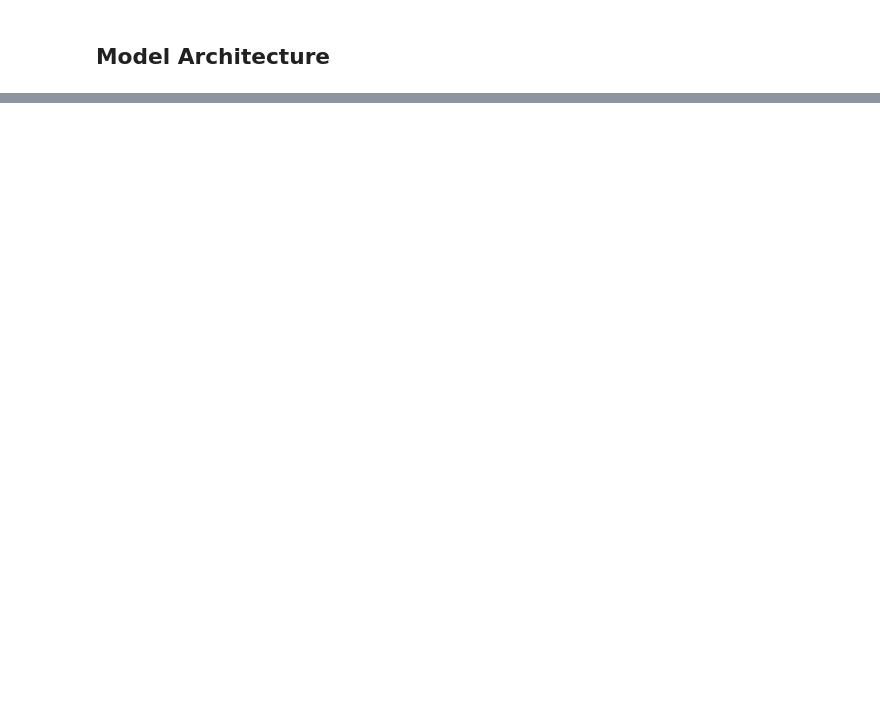
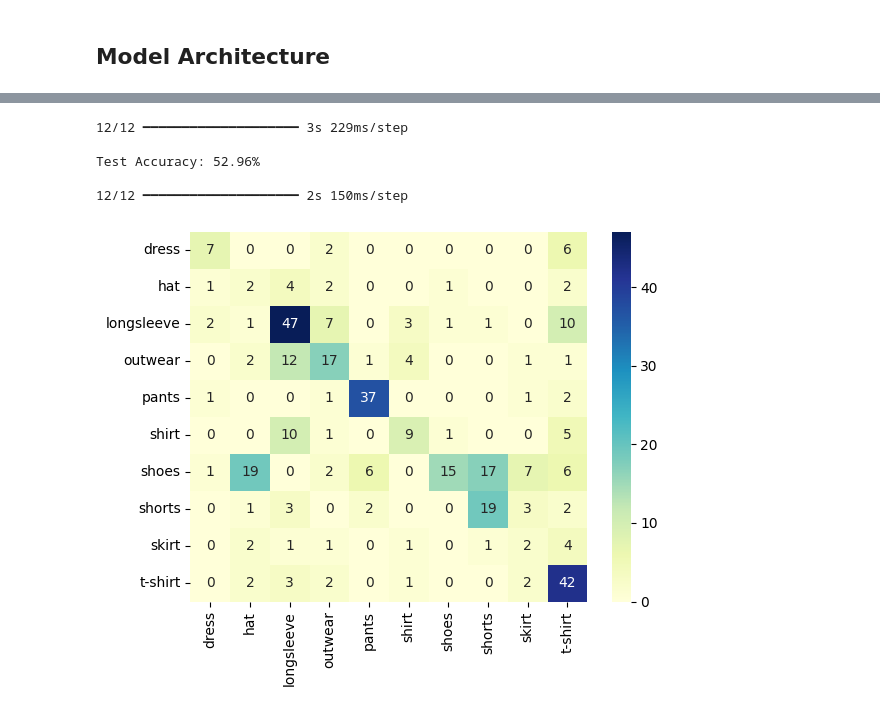
Before and after one commit to ArivalaganRaghavan/Computer-vision-practise, a Jupyter notebook: CV_practice_2.ipynb, the cells around one changed output, grey strips where cells are left out. Drawn from its saved outputs; the diff is of its cells as text; code cells hidden in the pictures; blank space fills up the shorter version.

```diff
--- a/CV_practice_2.ipynb
+++ b/CV_practice_2.ipynb
@@ -63,0 +53,18 @@ Found 372 files belonging to 10 classes.
+# %%
+def preprocess(train_data, val_data, test_data, target_height=128, target_width=128):
+
+    # Data Processing Stage with resizing and rescaling operations
+    data_preprocess = keras.Sequential(
+        name="data_preprocess",
+        layers=[
+            layers.Resizing(target_height, target_width),
+            layers.Rescaling(1.0/255),
+        ]
+    )
+
+    # Perform Data Processing on the train, val, test dataset
+    train_ds = train_data.map(lambda x, y: (data_preprocess(x), y), num_parallel_calls=tf.data.AUTOTUNE)
+    val_ds = val_data.map(lambda x, y: (data_preprocess(x), y), num_parallel_calls=tf.data.AUTOTUNE)
+    test_ds = test_data.map(lambda x, y: (data_preprocess(x), y), num_parallel_calls=tf.data.AUTOTUNE)
+
+    return train_ds, val_ds, test_ds
@@ -102,0 +185,31 @@ Model: "model_cnn"
+# %%
+def print_accuracy_stats(model, ds, class_names):
+    model.load_weights("/tmp/checkpoint.weights.h5")
+    true_onehot = tf.concat([y for x, y in ds], axis=0)
+    true_categories = tf.argmax(true_onehot, axis=1)
+    y_pred = model.predict(ds)
+    predicted_categories = tf.argmax(y_pred, axis=1)
+
+    test_acc = metrics.accuracy_score(true_categories, predicted_categories) * 100
+    print(f'\nTest Accuracy: {test_acc:.2f}%\n')
+
+# Note: This doesn't work with shuffled datasets
+def plot_confusion_matrix(model, ds, class_names):
+    model.load_weights("/tmp/checkpoint.weights.h5")
+    true_onehot = tf.concat([y for x, y in ds], axis=0)
+    true_categories = tf.argmax(true_onehot, axis=1)
+    y_pred = model.predict(ds)
+    predicted_categories = tf.argmax(y_pred, axis=1)
+    cm = metrics.confusion_matrix(true_categories,predicted_categories) # last batch
+    sns.heatmap(cm, annot=True, xticklabels=class_names, yticklabels=class_names, cmap="YlGnBu", fmt='g')
+    plt.show()
+# %%
+print_accuracy_stats(model, test_ds, class_names)
+plot_confusion_matrix(model, test_ds, class_names)
+# %% [output]
+12/12 ━━━━━━━━━━━━━━━━━━━━ 3s 229ms/step
+
+Test Accuracy: 52.96%
+
+12/12 ━━━━━━━━━━━━━━━━━━━━ 2s 150ms/step
+[figure, added]
```
Also changed, not shown: parts of 32 cells of this notebook.
